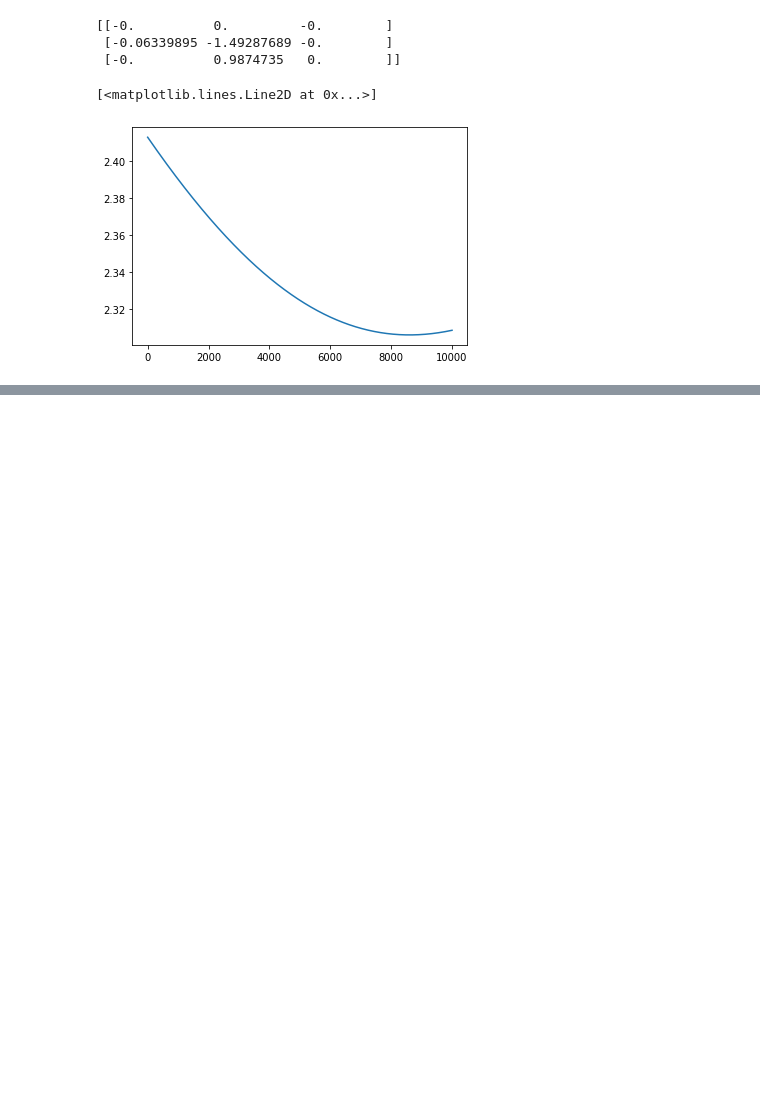
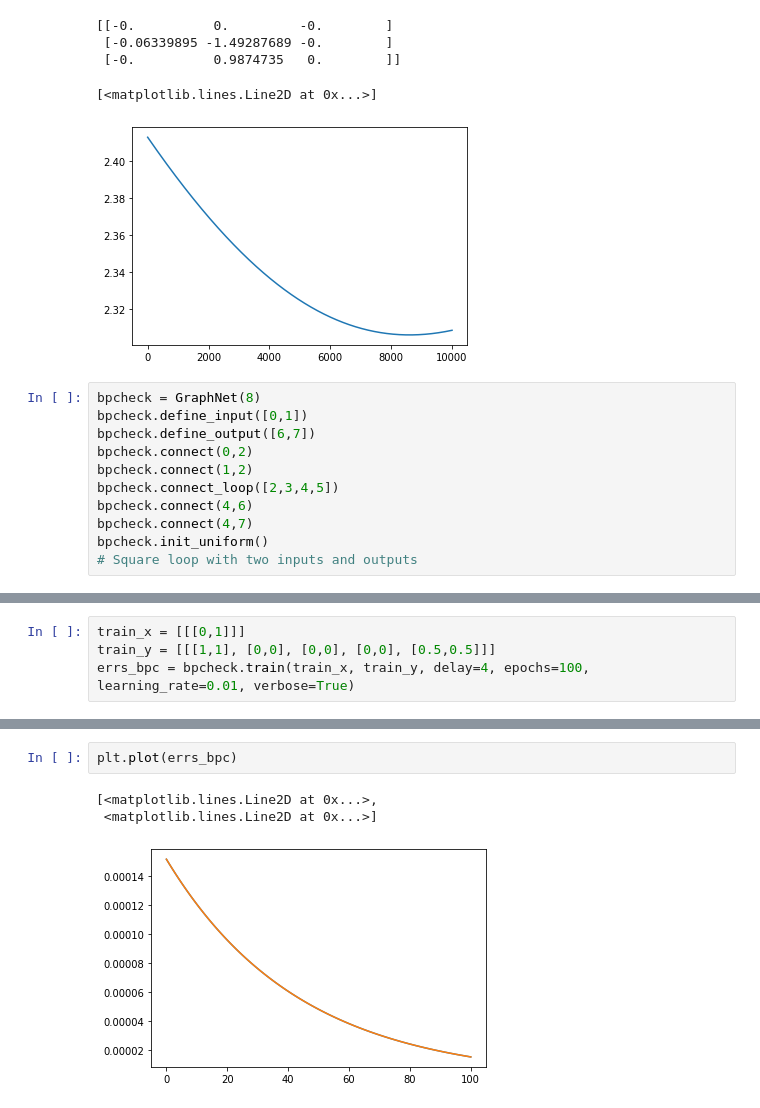
Before and after one commit to SeanScripts/graph-backprop, a Jupyter notebook: graph_backprop.ipynb, the cells around one changed output, grey strips where cells are left out. Saved outputs shown, nothing was run; the diff lists cells and outputs as text; blank space fills up the shorter version.

```diff
--- a/graph_backprop.ipynb
+++ b/graph_backprop.ipynb
@@ -553,3 +561,14 @@ plt.plot(rec.train([[[1]]], [[[0.5*(-1)**i] for i in range(12)]], delay=2, learn
  [-0.          0.9874735   0.        ]]
 [<matplotlib.lines.Line2D at 0x...>]
 [figure]
+# %%
+bpcheck = GraphNet(8)
+bpcheck.define_input([0,1])
+bpcheck.define_output([6,7])
+bpcheck.connect(0,2)
+bpcheck.connect(1,2)
+bpcheck.connect_loop([2,3,4,5])
+bpcheck.connect(4,6)
+bpcheck.connect(4,7)
+bpcheck.init_uniform()
+# Square loop with two inputs and outputs
@@ -555,0 +634,4 @@ plt.plot(rec.train([[[1]]], [[[0.5*(-1)**i] for i in range(12)]], delay=2, learn
+# %%
+train_x = [[[0,1]]]
+train_y = [[[1,1], [0,0], [0,0], [0,0], [0.5,0.5]]]
+errs_bpc = bpcheck.train(train_x, train_y, delay=4, epochs=100, learning_rate=0.01, verbose=True)
@@ -555,0 +655,6 @@ plt.plot(rec.train([[[1]]], [[[0.5*(-1)**i] for i in range(12)]], delay=2, learn
+# %%
+plt.plot(errs_bpc)
+# %% [output]
+[<matplotlib.lines.Line2D at 0x...>,
+ <matplotlib.lines.Line2D at 0x...>]
+[figure, added]
```
Also changed, not shown: parts of 9 cells of this notebook.
